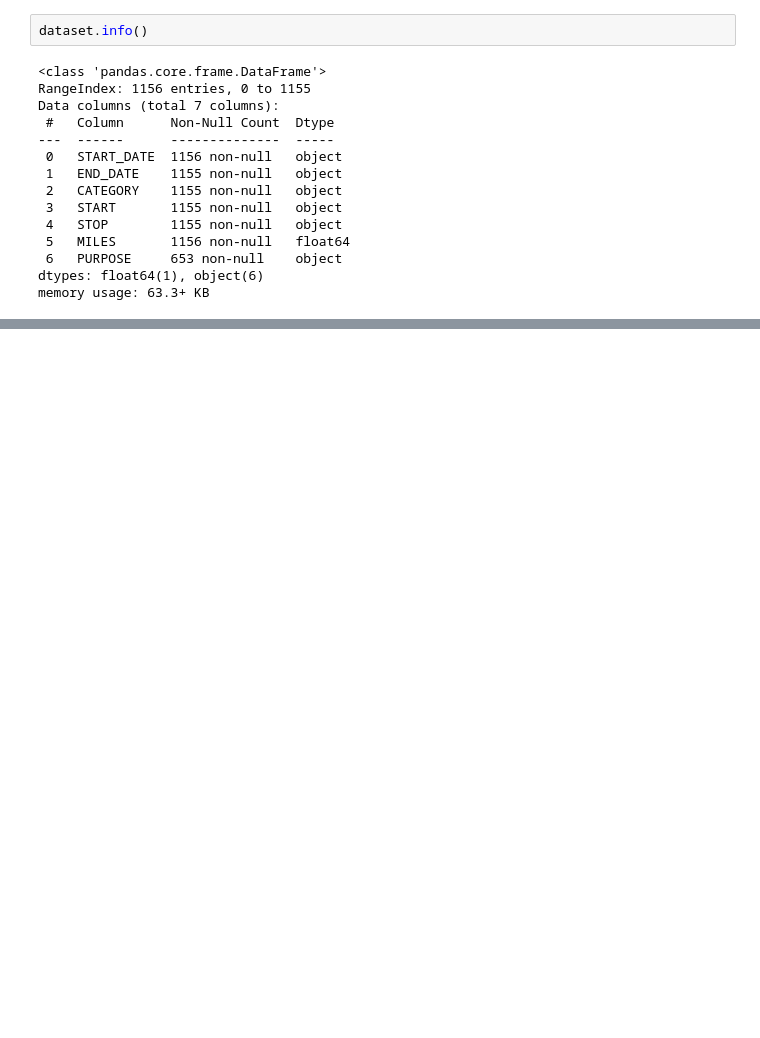
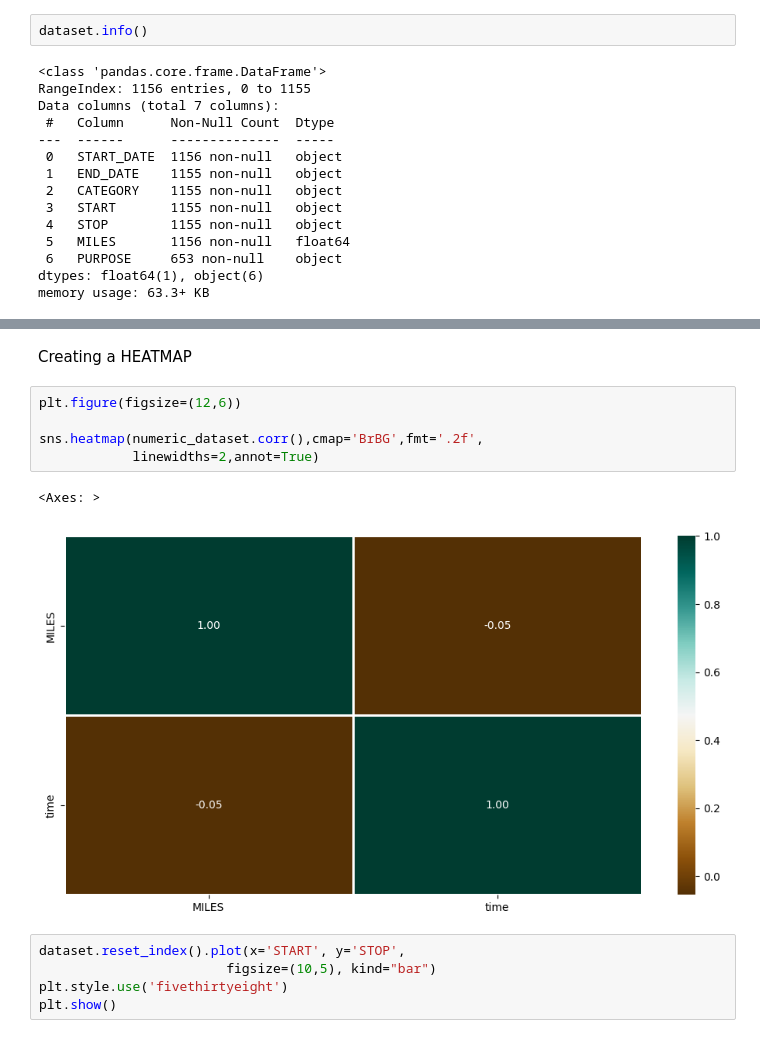
Before and after one commit to 46coda/UberRides, a Jupyter notebook: UberRidesDataAnalysis.ipynb, the cells around one changed output, grey strips where cells are left out. Drawn from its saved outputs; the diff is of its cells as text; blank space fills up the shorter version.

```diff
--- a/UberRidesDataAnalysis.ipynb
+++ b/UberRidesDataAnalysis.ipynb
@@ -73,0 +125,15 @@ memory usage: 63.3+ KB
+# %% [markdown]
+Creating a HEATMAP
+# %%
+plt.figure(figsize=(12,6))
+
+sns.heatmap(numeric_dataset.corr(),cmap='BrBG',fmt='.2f',
+            linewidths=2,annot=True)
+# %% [output]
+<Axes: >
+[figure, added]
+# %%
+dataset.reset_index().plot(x='START', y='STOP',
+                        figsize=(10,5), kind="bar")
+plt.style.use('fivethirtyeight')
+plt.show()
```
Also changed, not shown: parts of 11 cells of this notebook.
